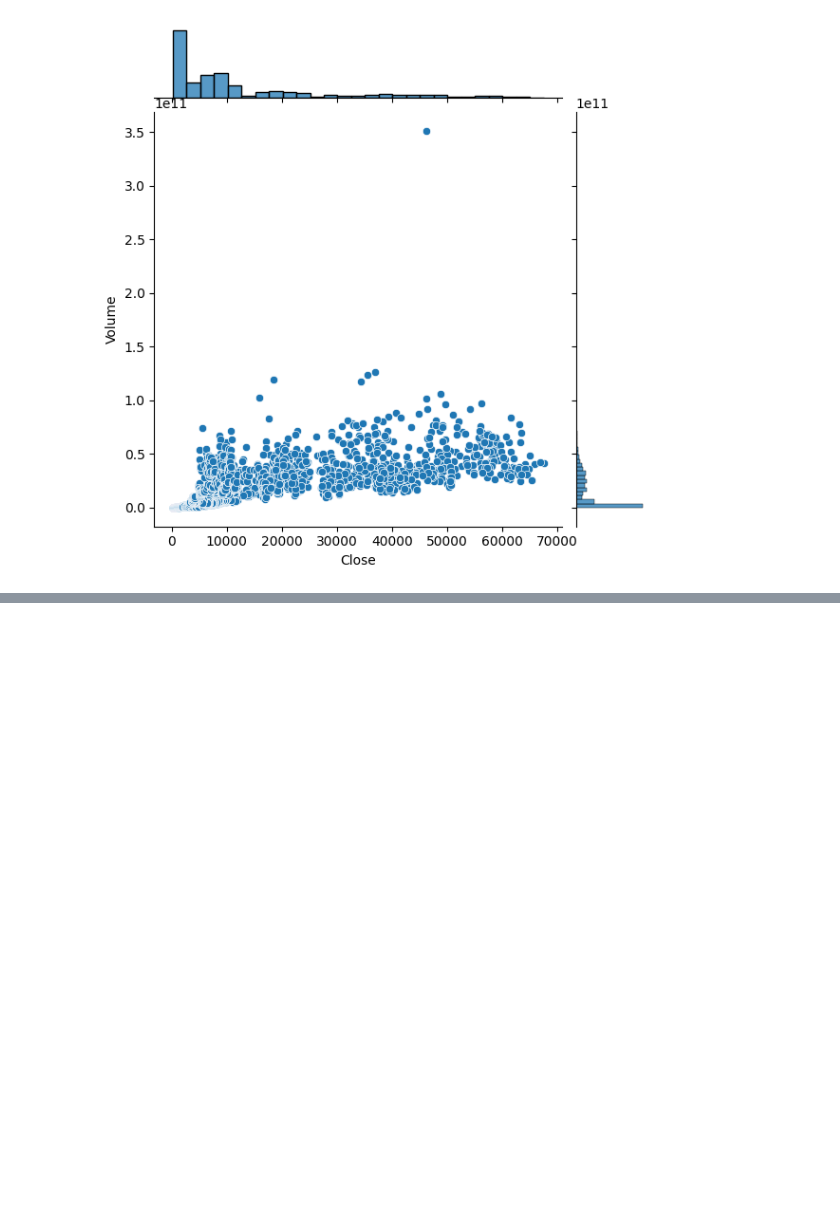
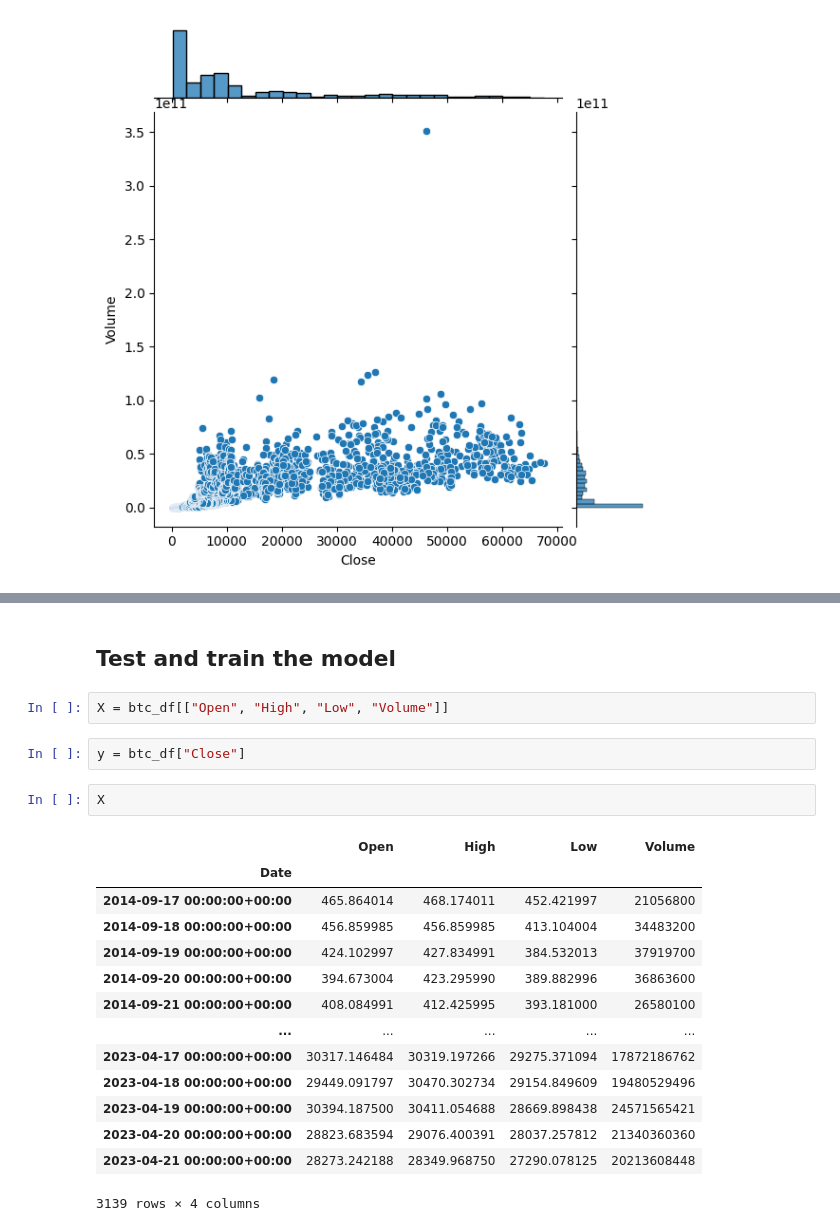
Before and after one commit to ZichKoding/CryptocurrencyPricePredictor, a Jupyter notebook: main.ipynb, the cells around one changed output, grey strips where cells are left out. Saved outputs shown, nothing was run; the diff lists cells and outputs as text; blank space fills up the shorter version.

```diff
--- a/main.ipynb
+++ b/main.ipynb
@@ -112,0 +114,23 @@ sns.pairplot(btc_df)
+# %% [markdown]
+## Test and train the model
+# %%
+X = btc_df[["Open", "High", "Low", "Volume"]]
+# %%
+y = btc_df["Close"]
+# %%
+X
+# %% [output]
+|  | Open | High | Low | Volume |
+| Date |  |  |  |  |
+| 2014-09-17 00:00:00+00:00 | 465.864014 | 468.174011 | 452.421997 | 21056800 |
+| 2014-09-18 00:00:00+00:00 | 456.859985 | 456.859985 | 413.104004 | 34483200 |
+| 2014-09-19 00:00:00+00:00 | 424.102997 | 427.834991 | 384.532013 | 37919700 |
+| 2014-09-20 00:00:00+00:00 | 394.673004 | 423.295990 | 389.882996 | 36863600 |
+| 2014-09-21 00:00:00+00:00 | 408.084991 | 412.425995 | 393.181000 | 26580100 |
+| ... | ... | ... | ... | ... |
+| 2023-04-17 00:00:00+00:00 | 30317.146484 | 30319.197266 | 29275.371094 | 17872186762 |
+| 2023-04-18 00:00:00+00:00 | 29449.091797 | 30470.302734 | 29154.849609 | 19480529496 |
+| 2023-04-19 00:00:00+00:00 | 30394.187500 | 30411.054688 | 28669.898438 | 24571565421 |
+| 2023-04-20 00:00:00+00:00 | 28823.683594 | 29076.400391 | 28037.257812 | 21340360360 |
+| 2023-04-21 00:00:00+00:00 | 28273.242188 | 28349.968750 | 27290.078125 | 20213608448 |
+3139 rows × 4 columns
```
Also changed, not shown: parts of 5 cells of this notebook.
